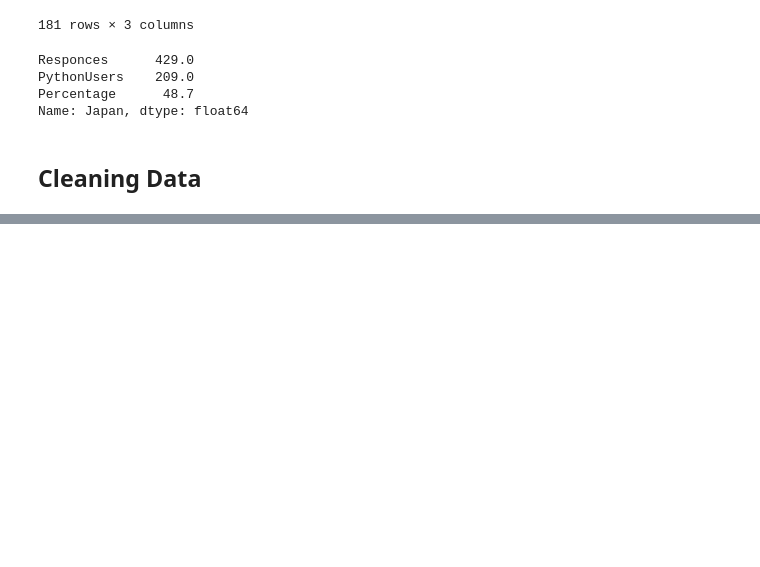
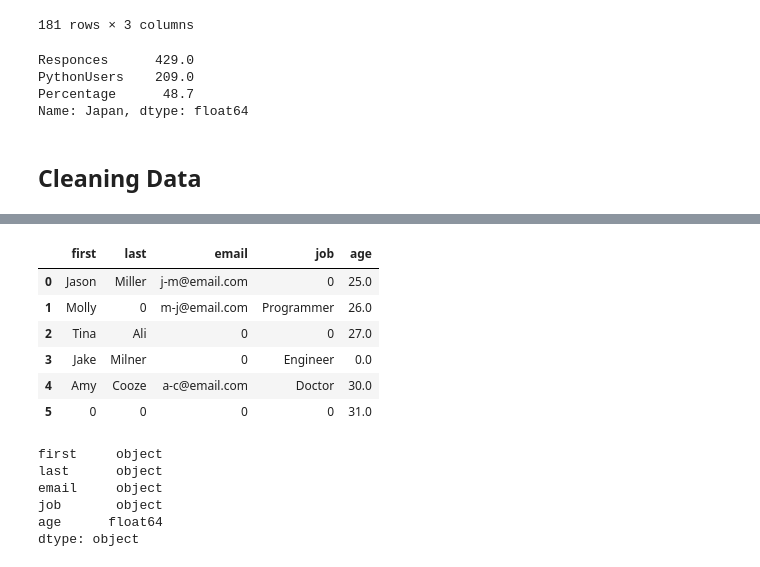
Before and after one commit to emad-almajdalawi/temp, a Jupyter notebook: pandas_demo.ipynb, the cells around one changed output, grey strips where cells are left out. Drawn from its saved outputs; the diff is of its cells as text; code cells hidden in the pictures; blank space fills up the shorter version.

```diff
--- a/pandas_demo.ipynb
+++ b/pandas_demo.ipynb
@@ -1083,0 +1218,20 @@ Name: Japan, dtype: float64
+# %%
+# fill the NaN/None value with any value
+people3_df.fillna(0)
+# %% [output]
+|  | first | last | email | job | age |
+| 0 | Jason | Miller | j-m@email.com | 0 | 25.0 |
+| 1 | Molly | 0 | m-j@email.com | Programmer | 26.0 |
+| 2 | Tina | Ali | 0 | 0 | 27.0 |
+| 3 | Jake | Milner | 0 | Engineer | 0.0 |
+| 4 | Amy | Cooze | a-c@email.com | Doctor | 30.0 |
+| 5 | 0 | 0 | 0 | 0 | 31.0 |
+# %%
+people3_df.dtypes
+# %% [output]
+first     object
+last      object
+email     object
+job       object
+age      float64
+dtype: object
```
Also changed, not shown: parts of 50 cells of this notebook.
